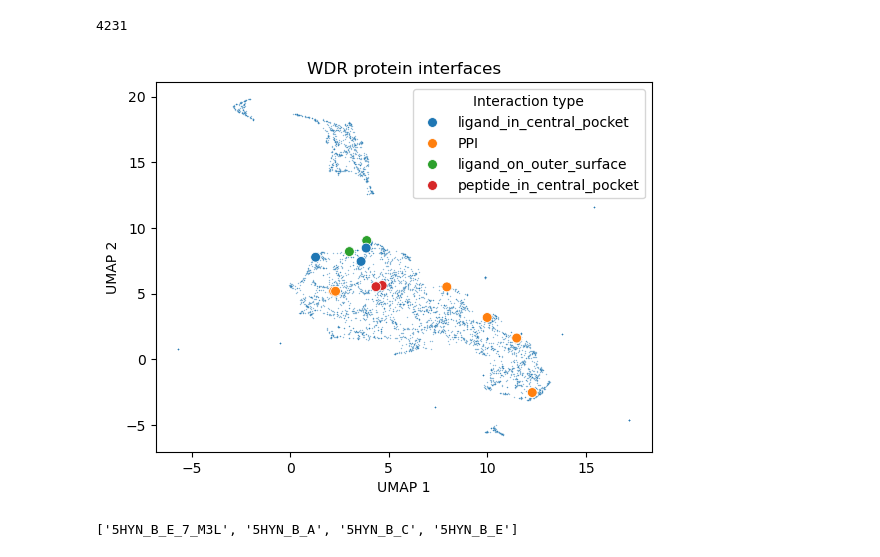
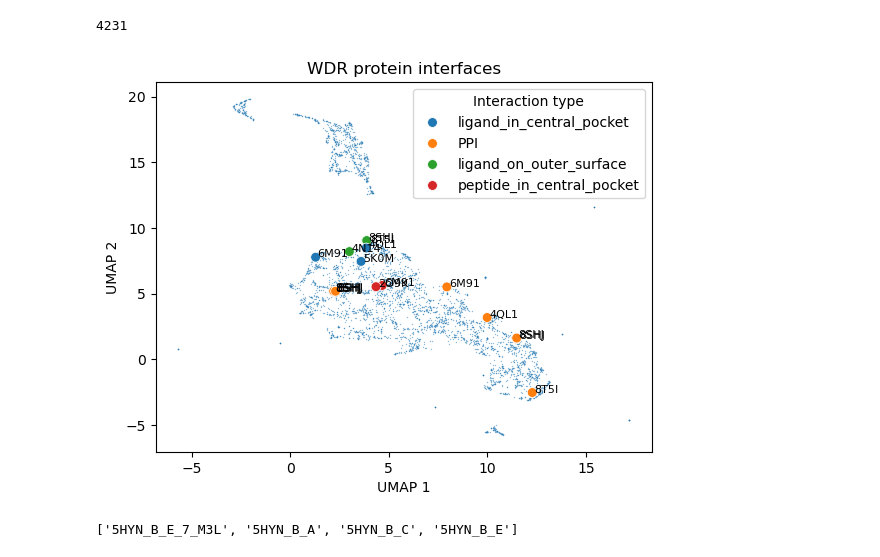
Before and after one commit to mims-harvard/ATOMICA, a Jupyter notebook: case_studies/wdr_proteins/wdr_protein_embeddings.ipynb, the cells around one changed output. Drawn from its saved outputs; the diff is of its cells as text; code cells hidden in the pictures.

```diff
--- a/case_studies/wdr_proteins/wdr_protein_embeddings.ipynb
+++ b/case_studies/wdr_proteins/wdr_protein_embeddings.ipynb
@@ -193,24 +193,24 @@ extra_labels = {
 # %%
 import matplotlib.pyplot as plt
 import seaborn as sns
 
 
 sns.scatterplot(data=df, x="x", y="y", alpha=0.5, s=1)
 chosen_df = df[df["graph_id"].isin(extra_labels.keys())]
 sns.scatterplot(data=chosen_df, x="x", y="y", alpha=1, s=50, hue=chosen_df["graph_id"].map(extra_labels))
 plt.legend(title='Interaction type')
-# for i in range(len(chosen_df['x'])):
-#     plt.text(chosen_df['x'].iloc[i] + 0.1,  # X position, with a slight offset to avoid overlapping the point
-#              chosen_df['y'].iloc[i],       # Y position
-#              chosen_df["graph_id"].iloc[i],  # Text label
-#              fontsize=9)
+for i in range(len(chosen_df['x'])):
+    plt.text(chosen_df['x'].iloc[i] + 0.1,  # X position, with a slight offset to avoid overlapping the point
+             chosen_df['y'].iloc[i],       # Y position
+             chosen_df["graph_id"].iloc[i].split("_")[0],  # Text label
+             fontsize=8)
 plt.xlabel("UMAP 1")
 plt.ylabel("UMAP 2")
 plt.title("WDR protein interfaces")
 plt.savefig('wdr_protein_interfaces_umap.png', dpi=300)
 # plt.show()
 # %% [output]
-[figure, old version]
+[figure, new version]
 # %%
 [gid for gid in graph_id if chosen_pdb in gid]
 # %% [output]
```
Also changed, not shown: 31 other files.
